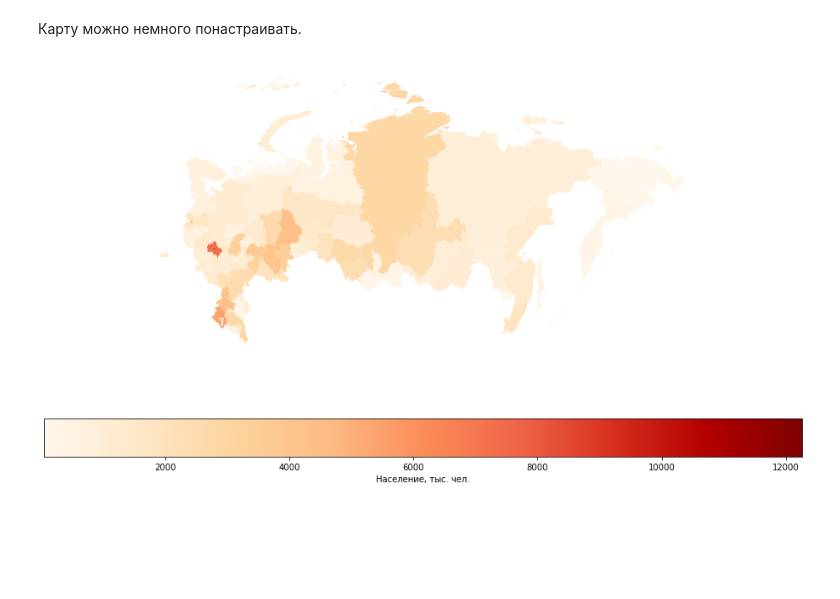
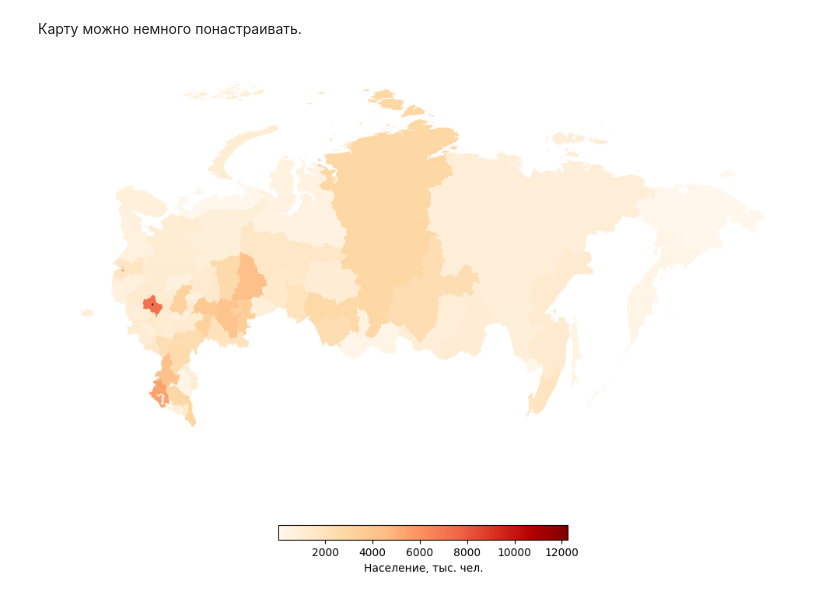
Before and after one commit to dtereshch/rus-regions-map-py, a Jupyter notebook: rus_reg_map.ipynb, the cells around one changed output. Saved outputs shown, nothing was run; the diff lists cells and outputs as text; code cells hidden in the pictures; blank space fills up the shorter version.

```diff
--- a/rus_reg_map.ipynb
+++ b/rus_reg_map.ipynb
@@ -146,16 +146,16 @@ plt.show()
 # %%
 fig, ax = plt.subplots(1, figsize=(16, 9))
 
 ax.axis('off')
 
 rus_reg_full.plot(
     column='population',
     cmap='OrRd',
     legend=True,
-    legend_kwds={"label": "Население, тыс. чел.", "orientation": "horizontal"},
+    legend_kwds={"label": "Население, тыс. чел.", "orientation": "horizontal", 'shrink': 0.3},
     ax=ax
 )
 
 plt.show()
 # %% [output]
-[figure, old version]
+[figure, new version]
```
Also changed, not shown: parts of 7 cells of this notebook.
